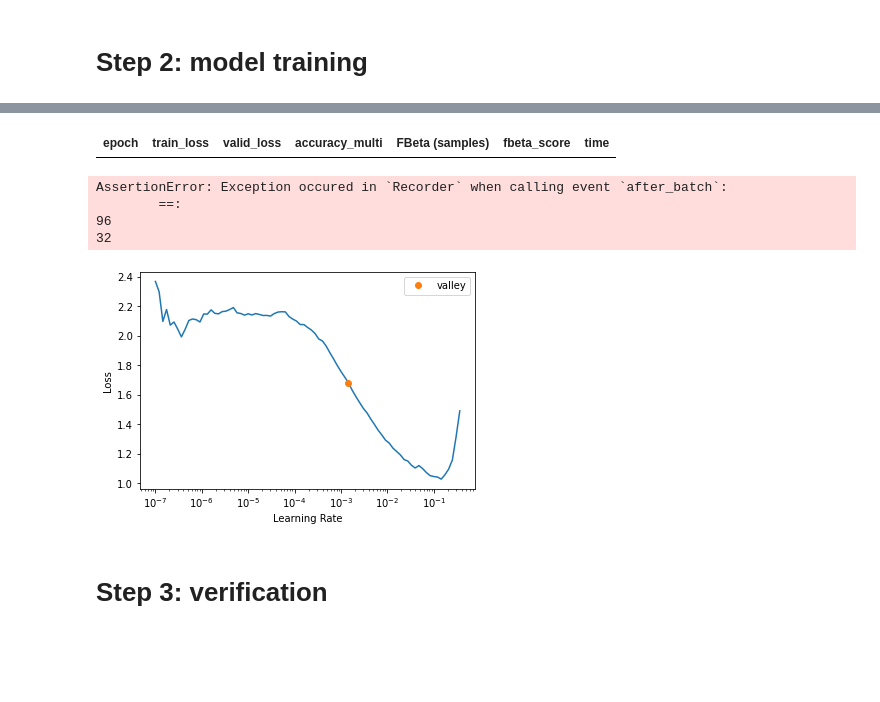
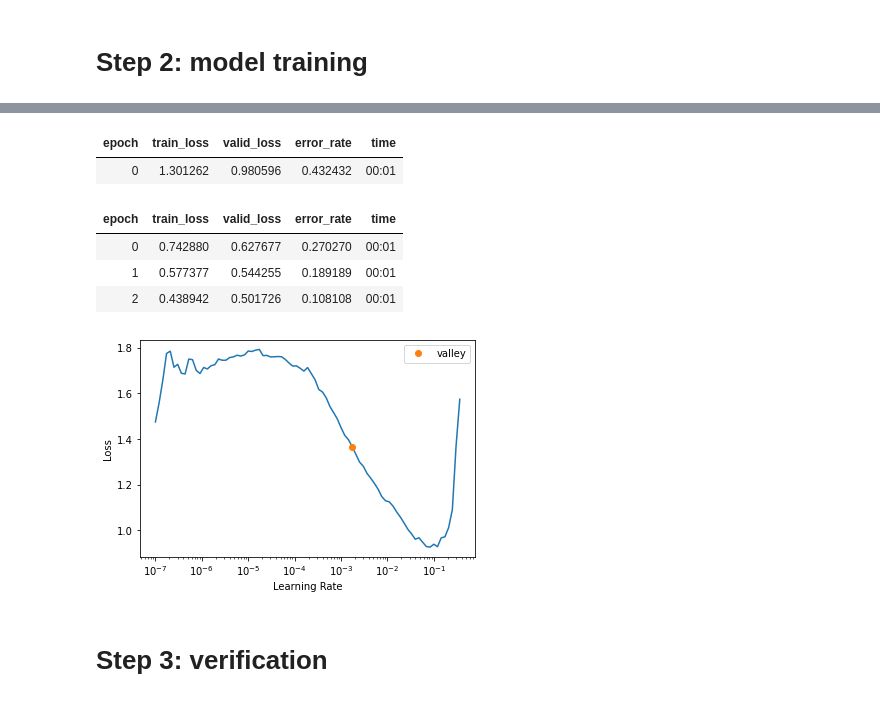
Before and after one commit to phiriv/fastai_part1, a Jupyter notebook: l1-is-it-a-birf.ipynb, the cells around one changed output, grey strips where cells are left out. Saved outputs shown, nothing was run; the diff lists cells and outputs as text; code cells hidden in the pictures; blank space fills up the shorter version.

Commit message:
Fixed multiclass error

```diff
--- a/l1-is-it-a-birf.ipynb
+++ b/l1-is-it-a-birf.ipynb
@@ -274,24 +274,36 @@ dls2.show_batch(max_n=9)
 # %%
 #establish which DL model to use
 #here we need to change the perforamnce metric as unidim error rate won't work
 #brie_pop=BrierScoreMulti(thresh=0.4) did not work due to non-mutual exclusivity of strictly proper scoring rule?
 fbeta_macro=FBetaMulti(beta=1.1, thresh=0.5, average='macro')
 fbeta_macro.name='FBeta (macro)'
 fbeta_sample=FBetaMulti(beta=1.1, thresh=0.5, average='samples')
 fbeta_macro.name='FBeta (samples)'
 
+#above produced AssertionError so we'll try to get a basic implementation working first. Keep it simple!
+
+#thanks to benconman of fast.ai forums for the following function def.
+#https://forums.fast.ai/t/lesson-1-official-topic/95287/553
+def custom_acc(preds, targets, thresh=0.5):
+    preds2 = (preds>=thresh).float()*1 #ensure value is floating point to avoid error
+    acc = (preds2==targets).float().mean()
+    return acc
+
 #multiclass modification
-learn2=vision_learner(dls2, resnet18, metrics=[partial(accuracy_multi, thresh=0.5), fbeta_macro, fbeta_sample] )
+#learn2=vision_learner(dls2, resnet18, metrics=[partial(accuracy_multi, thresh=0.5), fbeta_macro, fbeta_sample] )
+learn2=vision_learner(dls2, resnet18, metrics=[error_rate]) #this works!
+#learn2=vision_learner(dls2, resent18, metrics=[custom_acc]) #this produces a different error relating to PyTorch index size
 learn2.lr_find() #find the optimal learning rate
-learn2.fine_tune(3, 1e-3) #args: n epochs, learning rate. Not in documentation for some reason...ugh
+learn2.fine_tune(3, 1e-3) #args: n epochs, learning rate
 # %% [output]
 [interactive output not drawn]
-| epoch | train_loss | valid_loss | accuracy_multi | FBeta (samples) | fbeta_score | time |
+| epoch | train_loss | valid_loss | error_rate | time |
+| 0 | 1.301262 | 0.980596 | 0.432432 | 00:01 |
-AssertionError: Exception occured in `Recorder` when calling event `after_batch`:
-        ==:
-96
-32
+| epoch | train_loss | valid_loss | error_rate | time |
+| 0 | 0.742880 | 0.627677 | 0.270270 | 00:01 |
+| 1 | 0.577377 | 0.544255 | 0.189189 | 00:01 |
+| 2 | 0.438942 | 0.501726 | 0.108108 | 00:01 |
-[figure, old version]
+[figure, new version]
 # %% [markdown]
 # Step 3: verification
 # %%
```
Also changed, not shown: parts of 10 cells of this notebook.
